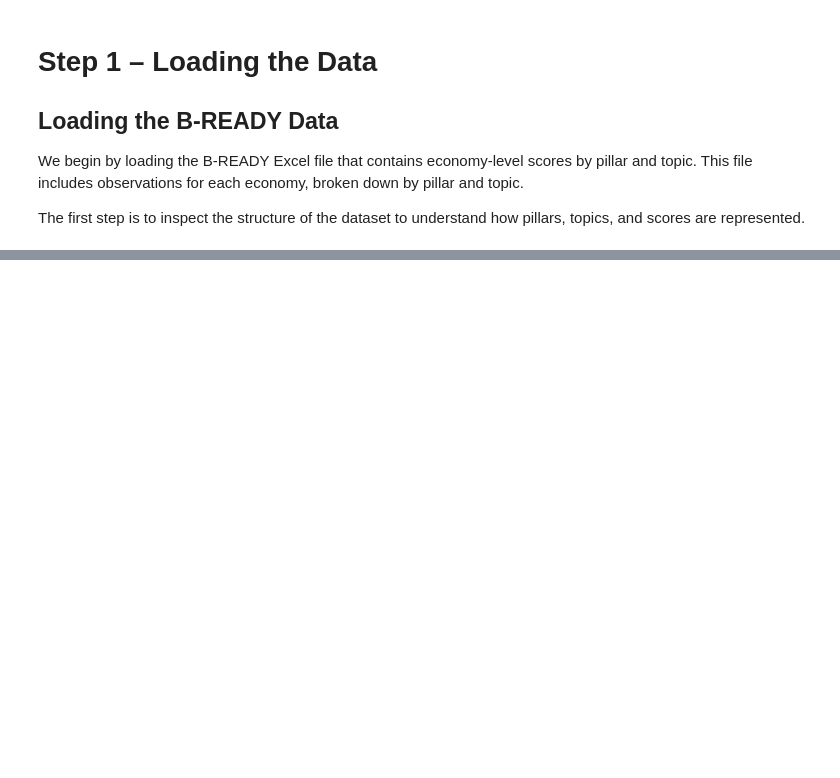
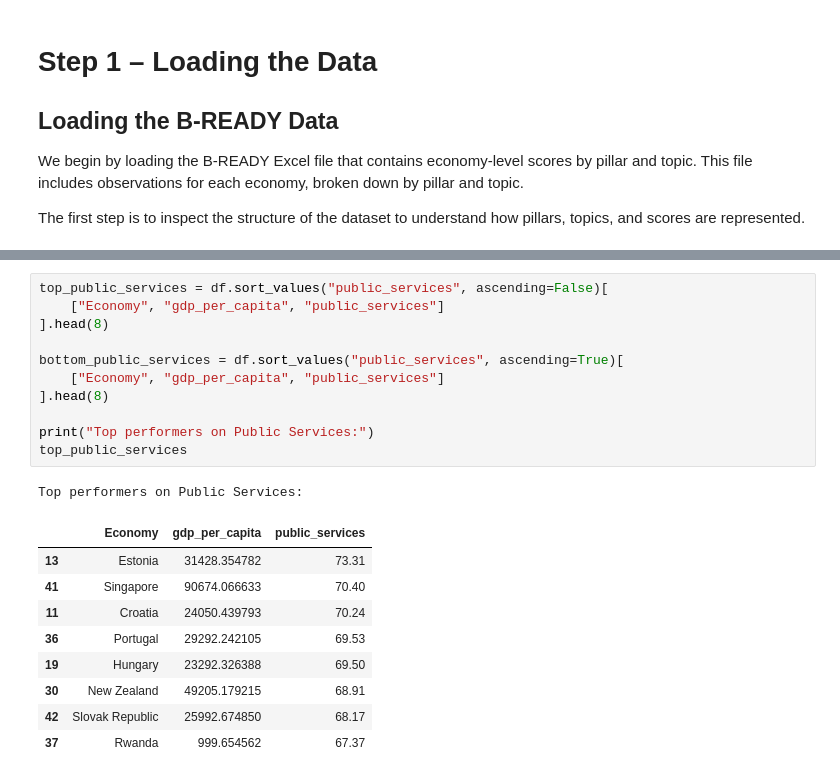
Before and after one commit to Josefinafpm/josefinafpm.github.io, a Jupyter notebook: Project_3.ipynb, the cells around one changed output, grey strips where cells are left out. Saved outputs shown, nothing was run; the diff lists cells and outputs as text; blank space fills up the shorter version.

```diff
--- a/Project_3.ipynb
+++ b/Project_3.ipynb
@@ -116,0 +213,22 @@ dtype: object
+# %%
+top_public_services = df.sort_values("public_services", ascending=False)[
+    ["Economy", "gdp_per_capita", "public_services"]
+].head(8)
+
+bottom_public_services = df.sort_values("public_services", ascending=True)[
+    ["Economy", "gdp_per_capita", "public_services"]
+].head(8)
+
+print("Top performers on Public Services:")
+top_public_services
+# %% [output]
+Top performers on Public Services:
+|  | Economy | gdp_per_capita | public_services |
+| 13 | Estonia | 31428.354782 | 73.31 |
+| 41 | Singapore | 90674.066633 | 70.40 |
+| 11 | Croatia | 24050.439793 | 70.24 |
+| 36 | Portugal | 29292.242105 | 69.53 |
+| 19 | Hungary | 23292.326388 | 69.50 |
+| 30 | New Zealand | 49205.179215 | 68.91 |
+| 42 | Slovak Republic | 25992.674850 | 68.17 |
+| 37 | Rwanda | 999.654562 | 67.37 |
```
Also changed, not shown: parts of 18 cells of this notebook.
